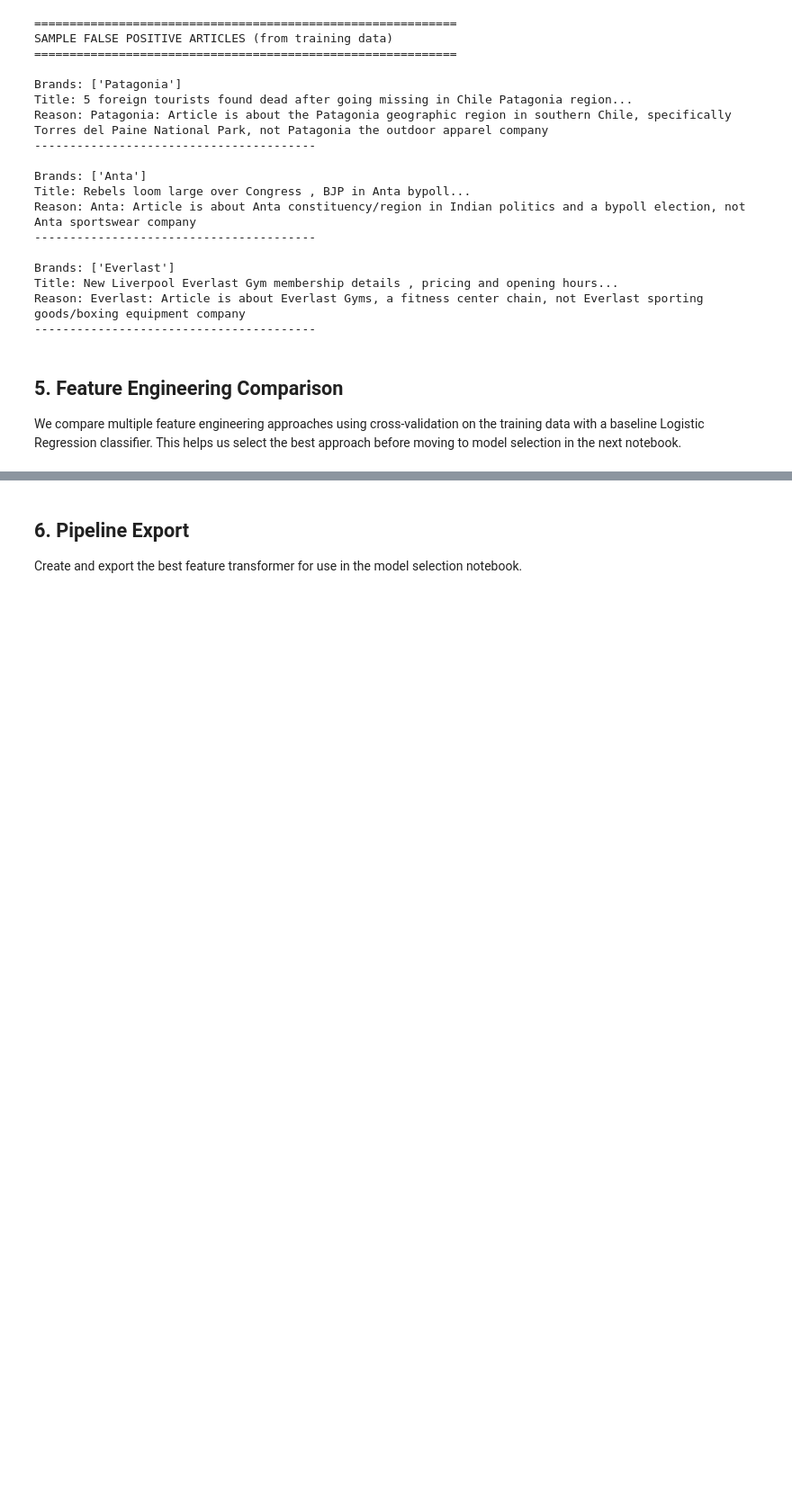
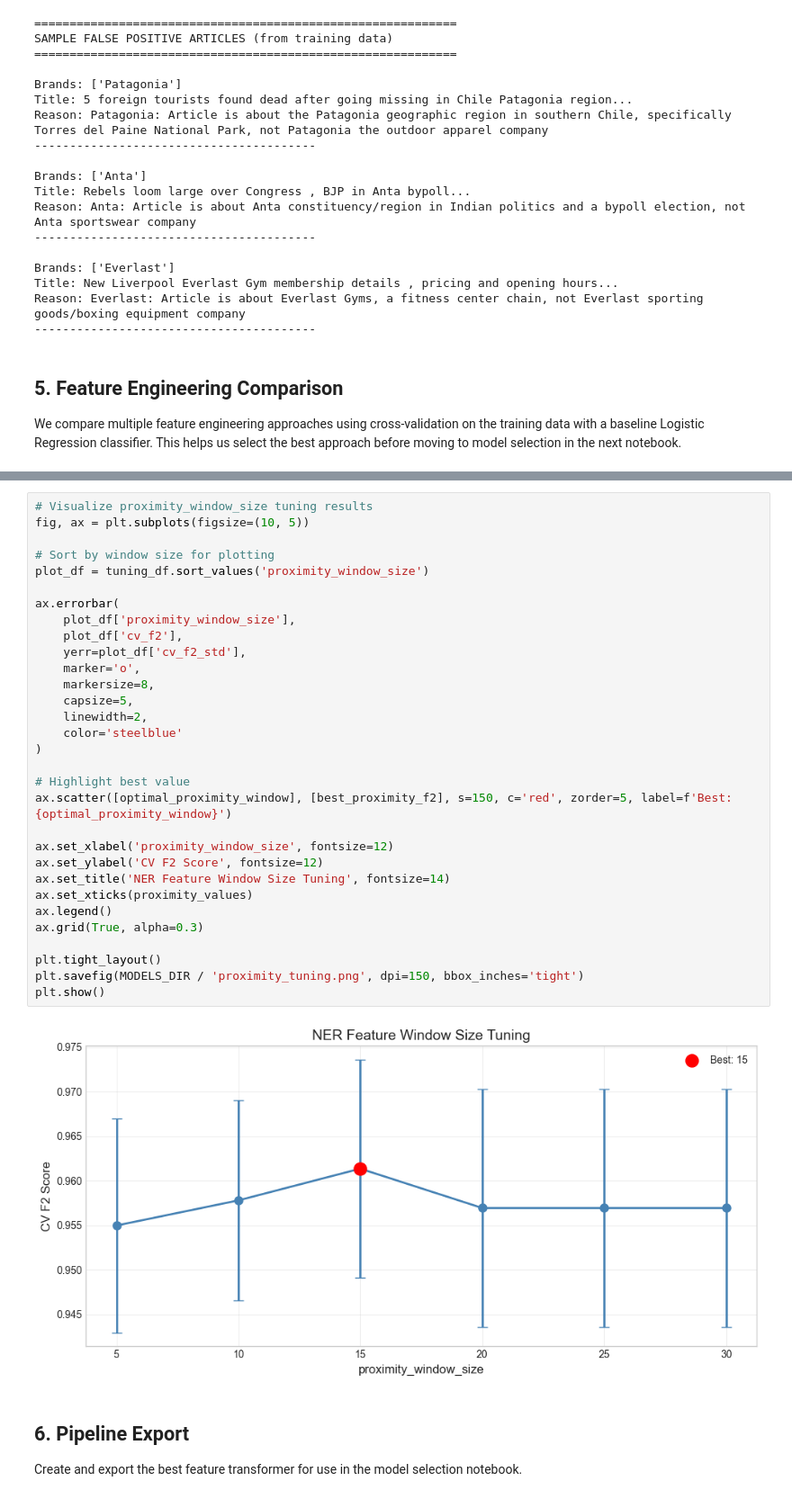
Before and after one commit to frederick-douglas-pearce/sportswear-esg-news-classifier, a Jupyter notebook: notebooks/fp1_EDA_FE.ipynb, the cells around one changed output, grey strips where cells are left out. Shown at 90% size. Saved outputs shown, nothing was run; the diff lists cells and outputs as text; blank space fills up the shorter version.

```diff
--- a/notebooks/fp1_EDA_FE.ipynb
+++ b/notebooks/fp1_EDA_FE.ipynb
@@ -630,3 +741,36 @@ plt.show()
+# %%
+# Visualize proximity_window_size tuning results
+fig, ax = plt.subplots(figsize=(10, 5))
+
+# Sort by window size for plotting
+plot_df = tuning_df.sort_values('proximity_window_size')
+
+ax.errorbar(
+    plot_df['proximity_window_size'],
+    plot_df['cv_f2'],
+    yerr=plot_df['cv_f2_std'],
+    marker='o',
+    markersize=8,
+    capsize=5,
+    linewidth=2,
+    color='steelblue'
+)
+
+# Highlight best value
+ax.scatter([optimal_proximity_window], [best_proximity_f2], s=150, c='red', zorder=5, label=f'Best: {optimal_proximity_window}')
+
+ax.set_xlabel('proximity_window_size', fontsize=12)
+ax.set_ylabel('CV F2 Score', fontsize=12)
+ax.set_title('NER Feature Window Size Tuning', fontsize=14)
+ax.set_xticks(proximity_values)
+ax.legend()
+ax.grid(True, alpha=0.3)
+
+plt.tight_layout()
+plt.savefig(MODELS_DIR / 'proximity_tuning.png', dpi=150, bbox_inches='tight')
+plt.show()
+# %% [output]
+[figure, added]
 # %% [markdown]
 ## 6. Pipeline Export
 
```
Also changed, not shown: parts of 8 cells of this notebook, 3 other files.
